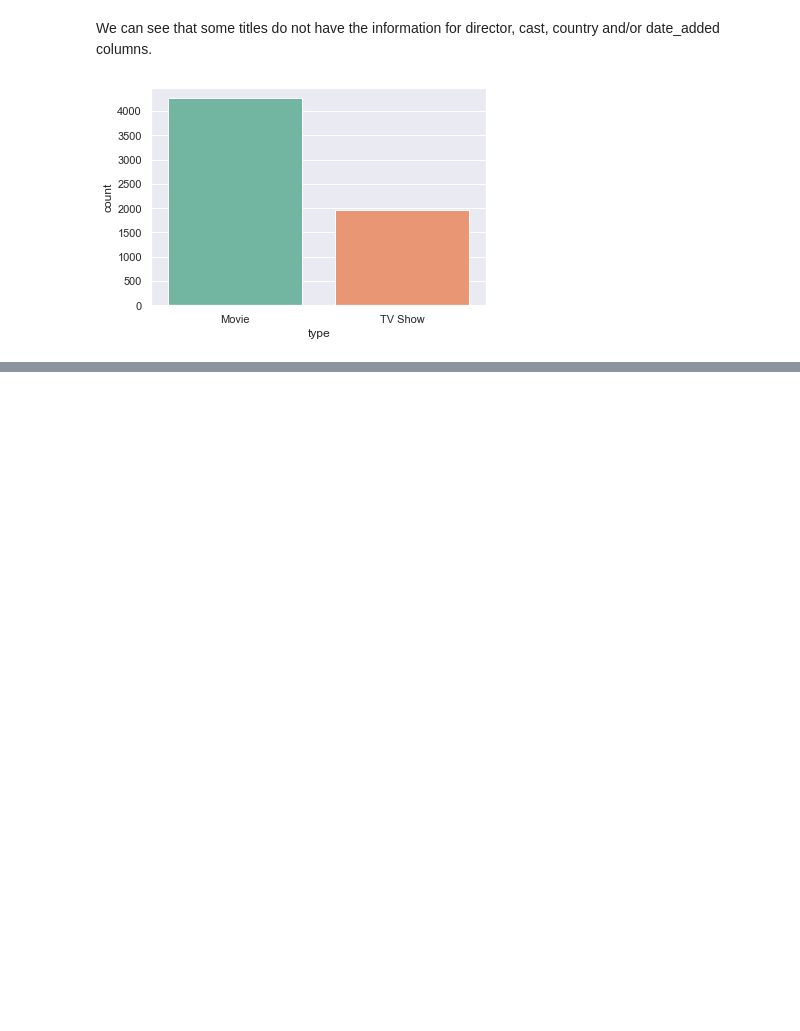
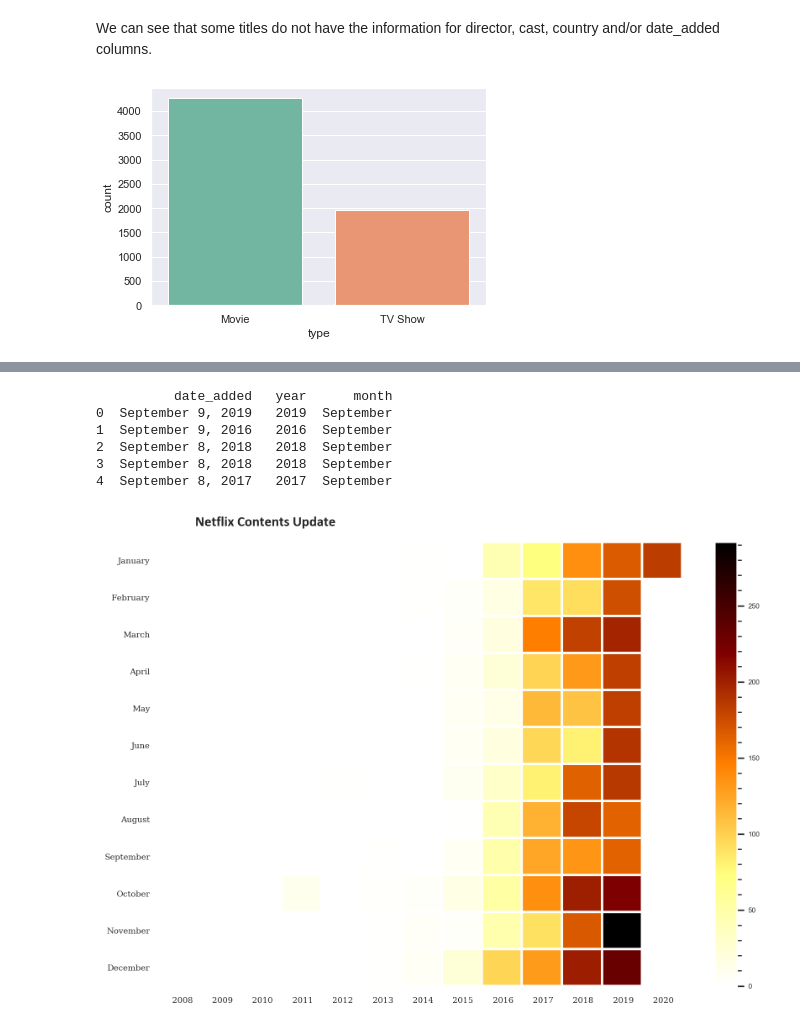
Before and after one commit to xianyaolee/netflix_movies_tv_shows, a Jupyter notebook: netflix_movies_tv_shows.ipynb, the cells around one changed output, grey strips where cells are left out. Saved outputs shown, nothing was run; the diff lists cells and outputs as text; code cells hidden in the pictures; blank space fills up the shorter version.

```diff
--- a/netflix_movies_tv_shows.ipynb
+++ b/netflix_movies_tv_shows.ipynb
@@ -65,0 +53,3 @@ Name: country, Length: 554, dtype: int64
+# %%
+netflix_dates = netflix_overall[['date_added']].dropna()
+print(netflix_dates.head())
@@ -65,0 +63,4 @@ Name: country, Length: 554, dtype: int64
+# %%
+netflix_dates['year'] = netflix_dates['date_added'].apply(lambda x : x.split(',')[-1])
+#quick check on the year values
+print(netflix_dates['year'].value_counts())
@@ -65,0 +82,4 @@ Name: country, Length: 554, dtype: int64
+# %%
+netflix_dates['month'] = netflix_dates['date_added'].apply(lambda x : x.strip().split(' ')[0])
+#quick check on the month values
+print(netflix_dates['month'].value_counts())
@@ -65,0 +100,28 @@ Name: country, Length: 554, dtype: int64
+# %%
+print(netflix_dates.head())
+# %% [output]
+          date_added   year      month
+0  September 9, 2019   2019  September
+1  September 9, 2016   2016  September
+2  September 8, 2018   2018  September
+3  September 8, 2018   2018  September
+4  September 8, 2017   2017  September
+# %%
+#in month_order list, the double colon with a negative 1 is to reverse the list
+month_order = ['January', 'February', 'March', 'April', 'May', 'June', 'July', 'August', 'September', 'October', 'November', 'December'][::-1]
+df = netflix_dates.groupby('year')['month'].value_counts().unstack().fillna(0)[month_order].T
+plt.figure(figsize=(10, 7), dpi=200)
+plt.pcolor(df, cmap='afmhot_r', edgecolors='white', linewidths=2) # heatmap
+plt.xticks(np.arange(0.5, len(df.columns), 1),df.columns, fontsize=7, fontfamily='serif')
+plt.yticks(np.arange(0.5, len(df.index), 1), df.index, fontsize=7, fontfamily='serif')
+
+plt.title('Netflix Contents Update', fontsize=12, fontfamily='calibri', fontweight='bold', position=(0.2, 1.0+0.02))
+cbar = plt.colorbar()
+
+cbar.ax.tick_params(labelsize=6)
+cbar.ax.minorticks_on()
+plt.show()
+
+#the above codes are from https://www.kaggle.com/niharika41298/netflix-visualizations-recommendation-eda/log
+# %% [output]
+[figure, added]
```
Also changed, not shown: parts of 9 cells of this notebook.
